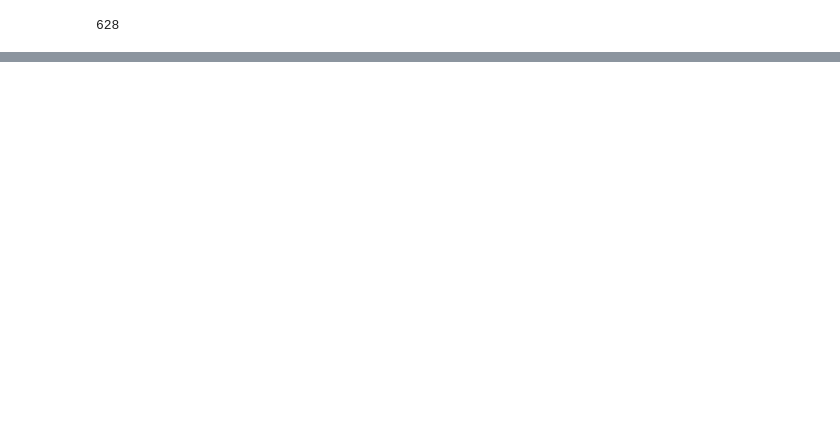
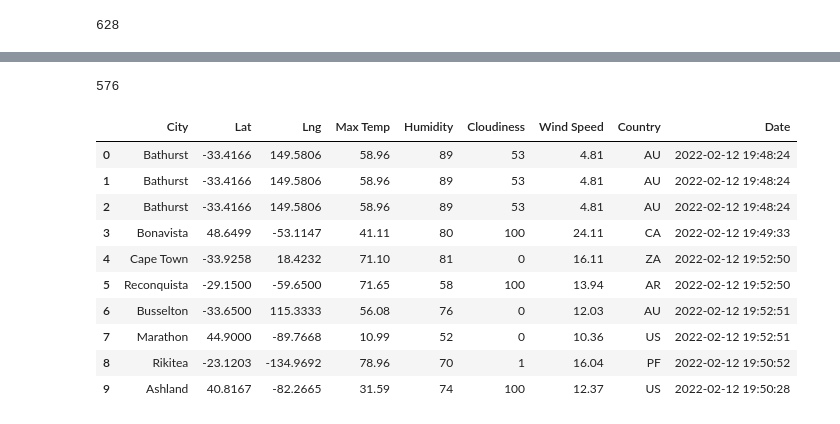
Before and after one commit to OPahunang/World_Weather_Analysis, a Jupyter notebook: WeatherPy.ipynb, the cells around one changed output, grey strips where cells are left out. Cells and saved outputs as stored; diff of their text form; code cells hidden in the pictures; blank space fills up the shorter version.

```diff
--- a/WeatherPy.ipynb
+++ b/WeatherPy.ipynb
@@ -33,0 +51,4 @@ len(cities)
+# %%
+# Starting URL for Weather Map API Call.
+url = "http://api.openweathermap.org/data/2.5/weather?units=Imperial&APPID=" + weather_api_key
+print(url)
@@ -33,0 +57,4 @@ len(cities)
+# %%
+# Make a 'Get' request for the city weather.
+city_weather = requests.get(city_url)
+city_weather
@@ -33,0 +63,10 @@ len(cities)
+# %%
+# Create an empty list to hold the weather data.
+city_data = []
+# Print the beginning of the logging.
+print("Beginning Data Retrieval     ")
+print("-----------------------------")
+
+# Create counters.
+record_count = 1
+set_count = 1
@@ -33,0 +76,12 @@ len(cities)
+# %%
+# Loop through all the cities in our list.
+for i in range(len(cities)):
+
+    # Group cities in sets of 50 for logging purposes.
+    if (i % 50 == 0 and i >= 50):
+        set_count += 1
+        record_count = 1
+        time.sleep(60)
+
+    # Create endpoint URL with each city.
+    city_url = url + "&q=" + cities[i]
@@ -33,0 +157,20 @@ len(cities)
+# %%
+len(city_data)
+# %% [output]
+576
+# %%
+# Convert the array of dictionaries to a Pandas DataFrame.
+city_data_df = pd.DataFrame(city_data)
+city_data_df.head(10)
+# %% [output]
+|  | City | Lat | Lng | Max Temp | Humidity | Cloudiness | Wind Speed | Country | Date |
+| 0 | Bathurst | -33.4166 | 149.5806 | 58.96 | 89 | 53 | 4.81 | AU | 2022-02-12 19:48:24 |
+| 1 | Bathurst | -33.4166 | 149.5806 | 58.96 | 89 | 53 | 4.81 | AU | 2022-02-12 19:48:24 |
+| 2 | Bathurst | -33.4166 | 149.5806 | 58.96 | 89 | 53 | 4.81 | AU | 2022-02-12 19:48:24 |
+| 3 | Bonavista | 48.6499 | -53.1147 | 41.11 | 80 | 100 | 24.11 | CA | 2022-02-12 19:49:33 |
+| 4 | Cape Town | -33.9258 | 18.4232 | 71.10 | 81 | 0 | 16.11 | ZA | 2022-02-12 19:52:50 |
+| 5 | Reconquista | -29.1500 | -59.6500 | 71.65 | 58 | 100 | 13.94 | AR | 2022-02-12 19:52:50 |
+| 6 | Busselton | -33.6500 | 115.3333 | 56.08 | 76 | 0 | 12.03 | AU | 2022-02-12 19:52:51 |
+| 7 | Marathon | 44.9000 | -89.7668 | 10.99 | 52 | 0 | 10.36 | US | 2022-02-12 19:52:51 |
+| 8 | Rikitea | -23.1203 | -134.9692 | 78.96 | 70 | 1 | 16.04 | PF | 2022-02-12 19:50:52 |
+| 9 | Ashland | 40.8167 | -82.2665 | 31.59 | 74 | 100 | 12.37 | US | 2022-02-12 19:50:28 |
```
Also changed, not shown: parts of 11 cells of this notebook, 4 other files.
